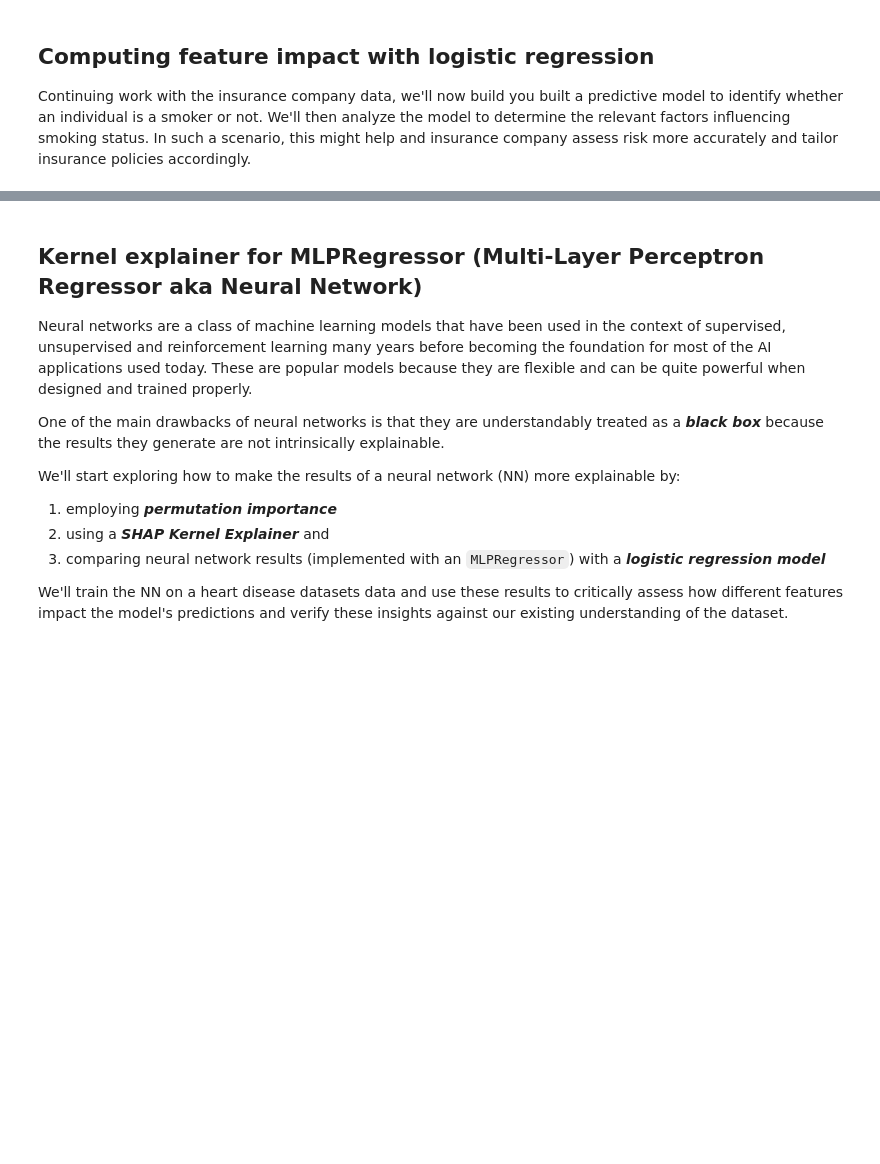
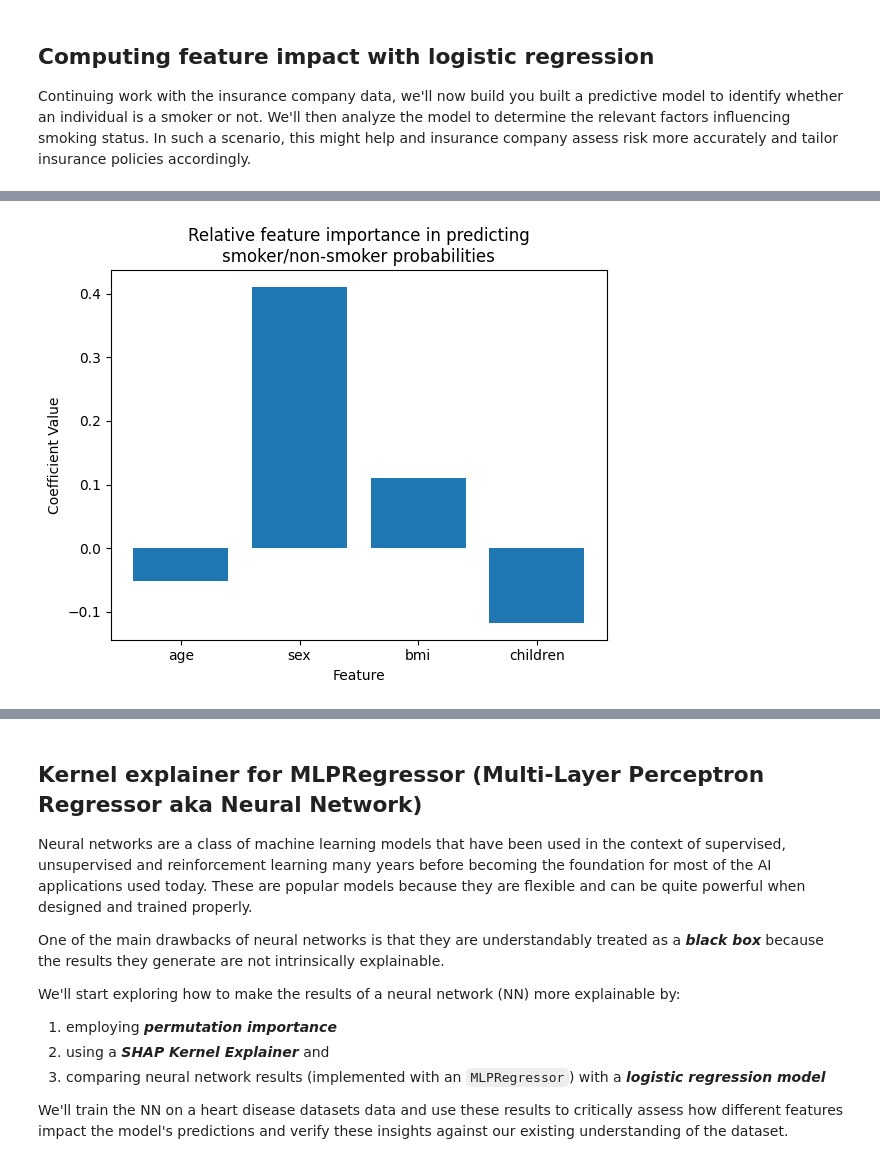
Before and after one commit to MichaelSzczepaniak/MLAIProjects, a Jupyter notebook: ExplainableML/ExplainableML.ipynb, the cells around one changed output, grey strips where cells are left out. Cells and saved outputs as stored; diff of their text form; code cells hidden in the pictures; blank space fills up the shorter version.

Commit message:
add example of explaining logistic regression results to predict smoker probs, add example of explaining dt results to predict heart disease

```diff
--- a/ExplainableML/ExplainableML.ipynb
+++ b/ExplainableML/ExplainableML.ipynb
@@ -178,3 +178,9 @@ plt.show()
 ## Computing feature impact with logistic regression
 
 Continuing work with the insurance company data, we'll now build you built a predictive model to identify whether an individual is a smoker or not. We'll then analyze the model to determine the relevant factors influencing smoking status. In such a scenario, this might help and insurance company assess risk more accurately and tailor insurance policies accordingly.
+# %%
+# set up the problem to predict probability of smoking
+X_train_smoking = X_train.iloc[:, :-1]
+y_train_smoking = X_train.iloc[:, -1]
+print(X_train_smoking.head(3))
+y_train_smoking.value_counts()  # imbalanced, but not severly
@@ -181,14 +196,21 @@ Continuing work with the insurance company data, we'll now build you built a pre
 # %%
+from sklearn.linear_model import LogisticRegression
+
 # scaler = MinMaxScaler()
-# X_train_scaled = scaler.fit_transform(X_train)
+X_train_smoking_scaled = scaler.fit_transform(X_train_smoking)
 
-# model = LogisticRegression()
-# model.fit(X_train_scaled, y_train)
+model = LogisticRegression()
+model.fit(X_train_smoking_scaled, y_train_smoking)
 
 # Derive coefficients
-# coefficients = model.coef_[0]
-# feature_names = X_train.columns
+coefficients = model.coef_[0]
+feature_names = X_train_smoking.columns
 
 # Plot coefficients
-# plt.bar(feature_names, coefficients)
-# plt.show()
+plt.bar(feature_names, coefficients)
+plt.title("Relative feature importance in predicting\nsmoker/non-smoker probabilities")
+plt.xlabel("Feature")
+plt.ylabel("Coefficient Value")
+plt.show()
+# %% [output]
+[figure, added]
```
Also changed, not shown: parts of 9 cells of this notebook.
